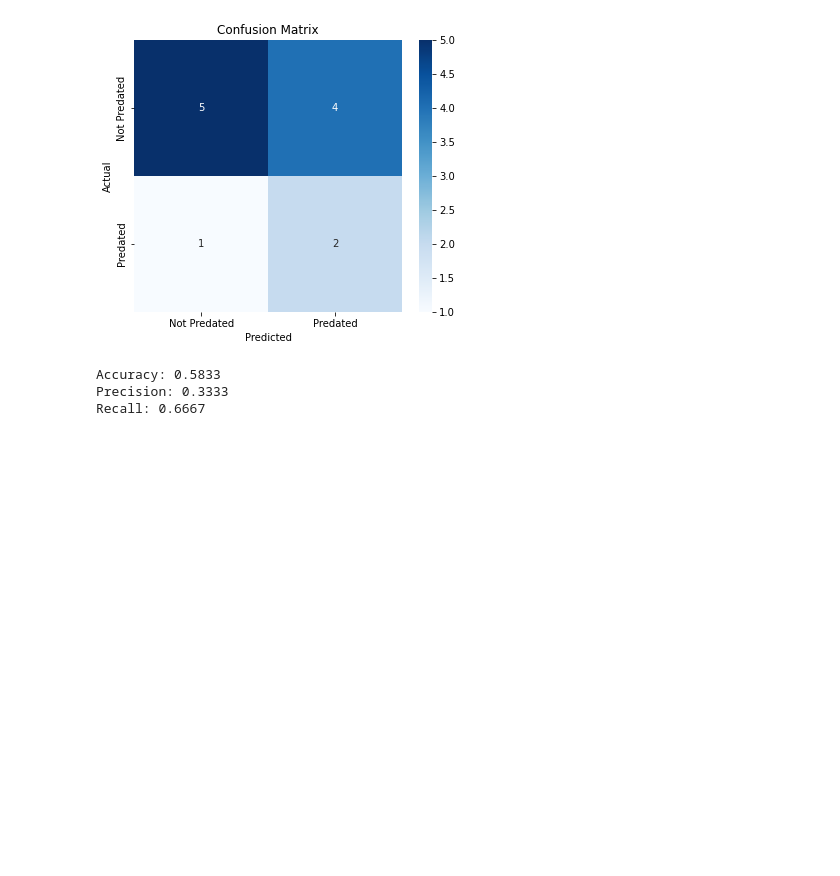
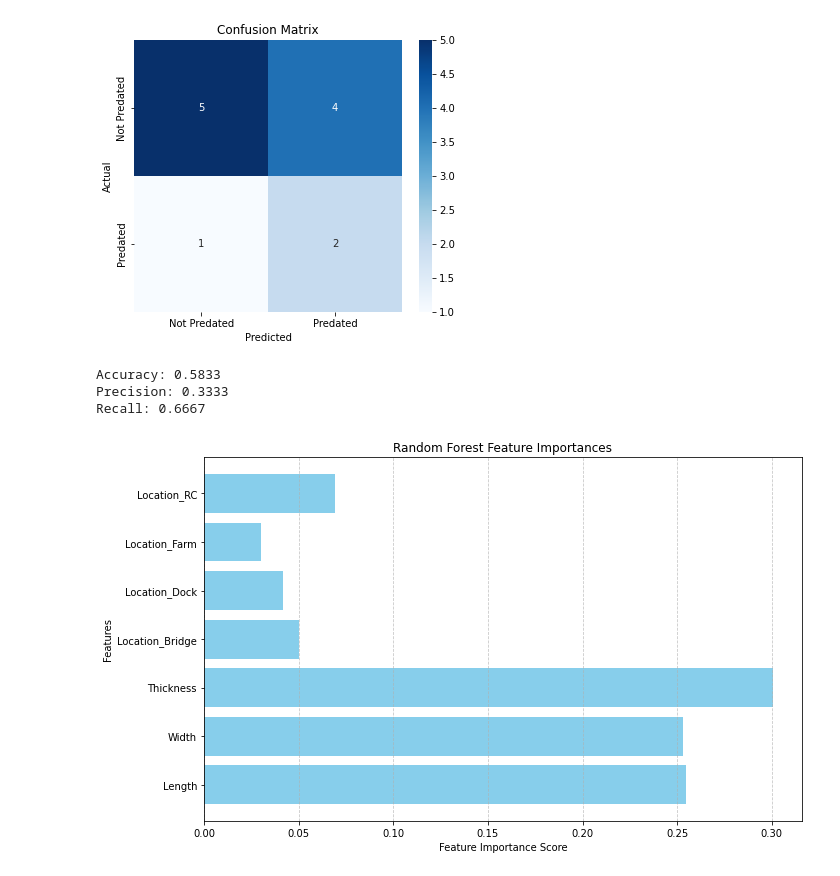
Before and after one commit to henrysun9074/oysterdrill, a Jupyter notebook: code/trial1.ipynb, the cells around one changed output. Drawn from its saved outputs; the diff is of its cells as text; code cells hidden in the pictures; blank space fills up the shorter version.

Commit message:
graph feature importances

```diff
--- a/code/trial1.ipynb
+++ b/code/trial1.ipynb
@@ -219,17 +219,18 @@ Accuracy: 0.5833
 Precision: 0.3333
 Recall: 0.6667
 # %%
+# Feature importance
+importances = clf.feature_importances_
+feature_names = ["Length", "Width", "Thickness"] + encoder.get_feature_names_out(["Location"]).tolist()
 
-# # Feature importance
-# importances = clf.feature_importances_
-# feature_names = ["Length", "Width", "Thickness"] + encoder.get_feature_names_out(["Location"]).tolist()
-
-# # Plot feature importance
-# plt.figure(figsize=(10, 6))
-# plt.barh(feature_names, importances, color="skyblue")
-# plt.xlabel("Feature Importance Score")
-# plt.ylabel("Features")
-# plt.title("Random Forest Feature Importances")
-# plt.grid(axis="x", linestyle="--", alpha=0.7)
-# plt.tight_layout()
-# plt.show()
+# Plot feature importance
+plt.figure(figsize=(10, 6))
+plt.barh(feature_names, importances, color="skyblue")
+plt.xlabel("Feature Importance Score")
+plt.ylabel("Features")
+plt.title("Random Forest Feature Importances")
+plt.grid(axis="x", linestyle="--", alpha=0.7)
+plt.tight_layout()
+plt.show()
+# %% [output]
+[figure, added]
```
